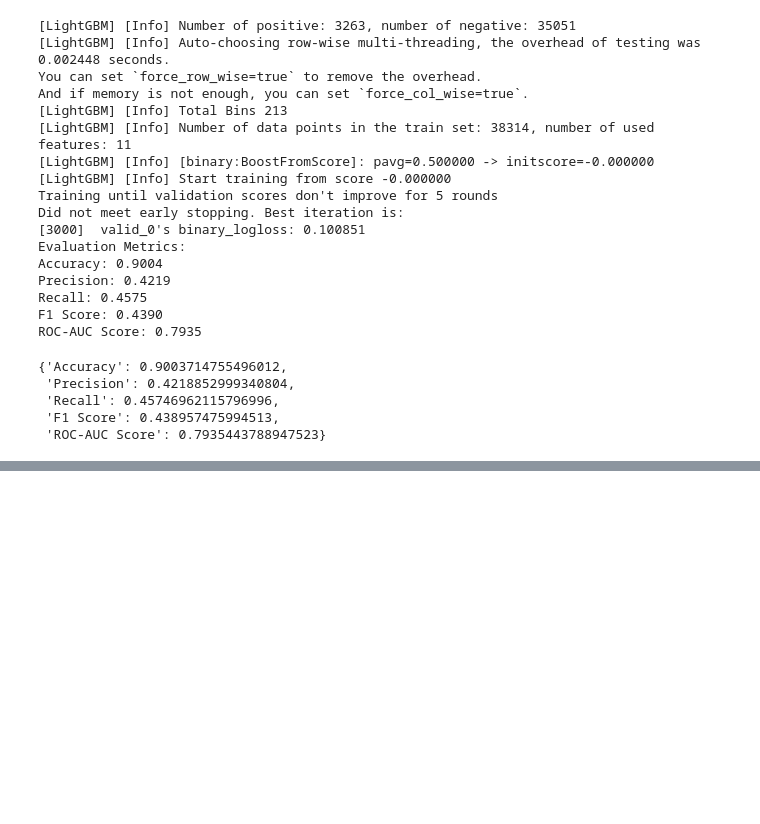
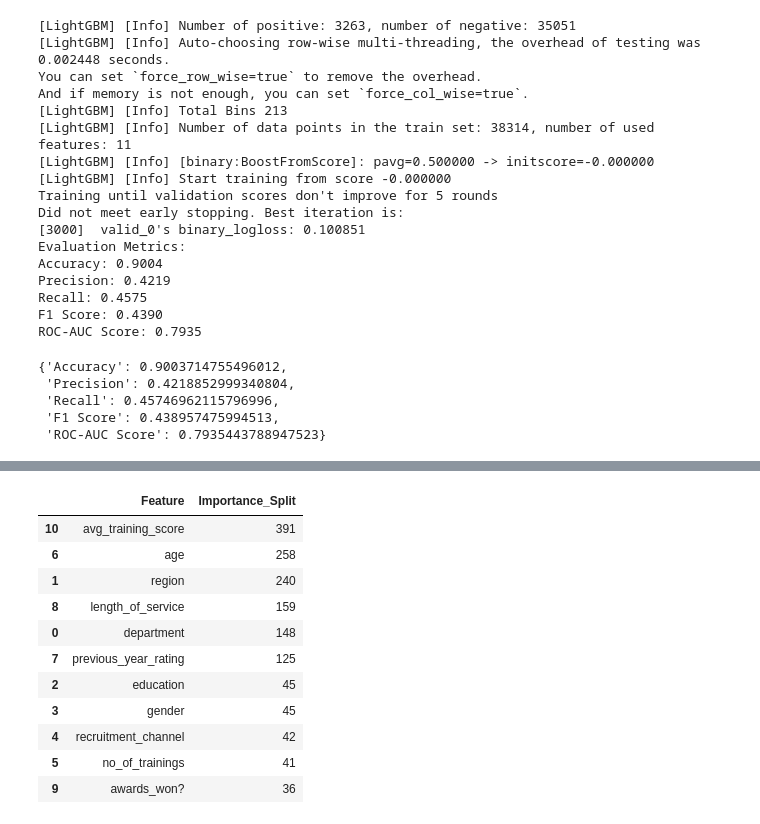
Before and after one commit to gonzur75/data_science_main, a Jupyter notebook: ensemble_learning/boosting/classification_lightgbm.ipynb, the cells around one changed output, grey strips where cells are left out. Drawn from its saved outputs; the diff is of its cells as text; code cells hidden in the pictures; blank space fills up the shorter version.

```diff
--- a/ensemble_learning/boosting/classification_lightgbm.ipynb
+++ b/ensemble_learning/boosting/classification_lightgbm.ipynb
@@ -236,0 +308,22 @@ ROC-AUC Score: 0.7935
+# %%
+params = {
+    "boosting_type": "gbdt",
+    "data_sample_strategy": "goss",
+    "objective": "binary",
+    "metric": "auc",
+    "num_leaves": 31,
+    "feature_fraction": 0.9,
+    "bagging_fraction": 0.8,
+    "is_unbalance": True,
+    "random_state": 42,
+    "verbose": 1,
+}
+
+gbm = lgb.train(
+    params, lgb_train,
+    num_boost_round=2000,
+    valid_sets=[lgb_val],
+    callbacks=[lgb.early_stopping(stopping_rounds=10)]
+)
+
+compute_metrics_native(gbm)
@@ -236,0 +359,20 @@ ROC-AUC Score: 0.7935
+# %%
+df_split_importance = pd.DataFrame({
+    "Feature": features,
+    "Importance_Split": importance_split
+}).sort_values(by="Importance_Split", ascending=False)
+
+df_split_importance
+# %% [output]
+|  | Feature | Importance_Split |
+| 10 | avg_training_score | 391 |
+| 6 | age | 258 |
+| 1 | region | 240 |
+| 8 | length_of_service | 159 |
+| 0 | department | 148 |
+| 7 | previous_year_rating | 125 |
+| 2 | education | 45 |
+| 3 | gender | 45 |
+| 4 | recruitment_channel | 42 |
+| 5 | no_of_trainings | 41 |
+| 9 | awards_won? | 36 |
```
Also changed, not shown: parts of 8 cells of this notebook, 11 other files.
